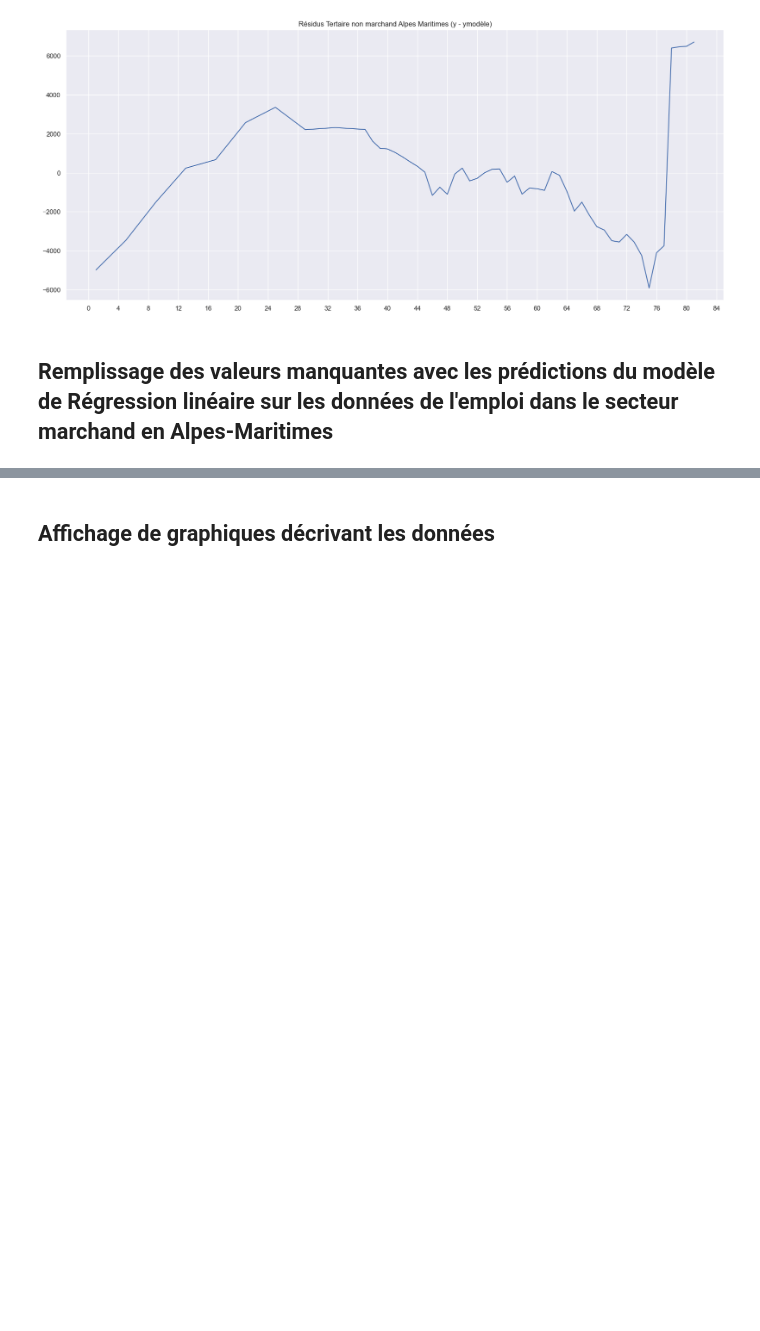
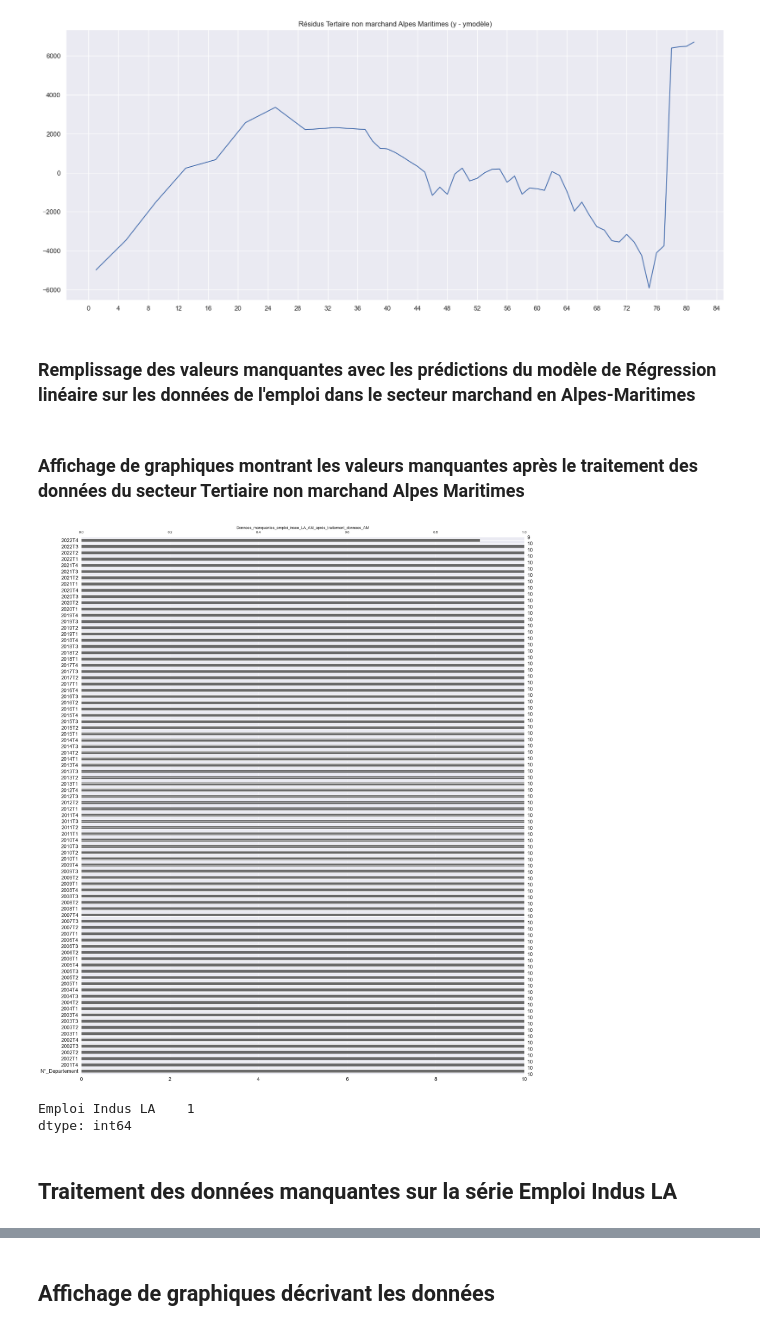
Before and after one commit to CinquinAndy/i1-mspr-data, a Jupyter notebook: Notebook_visu_graphs.ipynb, the cells around one changed output, grey strips where cells are left out. Drawn from its saved outputs; the diff is of its cells as text; code cells hidden in the pictures; blank space fills up the shorter version.

```diff
--- a/Notebook_visu_graphs.ipynb
+++ b/Notebook_visu_graphs.ipynb
@@ -177,7 +181,7 @@ plt.savefig(title + ".png")
 # %% [output]
 [figure]
 # %% [markdown]
-## Remplissage des valeurs manquantes avec les prédictions du modèle de Régression linéaire sur les données de l'emploi dans le secteur marchand en Alpes-Maritimes
+### Remplissage des valeurs manquantes avec les prédictions du modèle de Régression linéaire sur les données de l'emploi dans le secteur marchand en Alpes-Maritimes
 # %%
 nan_values = rows_w_missing_values[rows_w_missing_values.columns[rows_w_missing_values.isnull().any()]]
 for x in nan_values :
@@ -185,3 +189,24 @@ for x in nan_values :
     cell = dataset_insee.at[row_label, column_label]
     if cell != np.nan:
         dataset_insee.at[row_label, column_label] = tnm_reg_wrapper.predict(np.array([[x]]))
+# %% [markdown]
+### Affichage de graphiques montrant les valeurs manquantes après le traitement des données du secteur Tertiaire non marchand Alpes Maritimes
+# %%
+msno.bar(dataset_insee)
+title = "Donnees_manquantes_emploi_insee_LA_AM_après_traitement_donnees_AM"
+plt.title(title)
+plt.savefig(title + ".png")
+plt.show()
+# %% [output]
+[figure, added]
+# %%
+nan_values_dataframe = dataset_insee.isna()
+missing_values_row_indexes = nan_values_dataframe[(nan_values_dataframe["2022T1"] == True)|(nan_values_dataframe["2022T2"] == True)|(nan_values_dataframe["2022T3"].isnull().any() == True)|(nan_values_dataframe["2022T4"] == True)].index
+missing_values_row_indexes
+rows_w_missing_values = dataset_insee.loc[missing_values_row_indexes]
+rows_w_missing_values.isna().sum(axis=AXE_COLONNES)
+# %% [output]
+Emploi Indus LA    1
+dtype: int64
+# %% [markdown]
+## Traitement des données manquantes sur la série Emploi Indus LA
```
Also changed, not shown: parts of 7 cells of this notebook.
